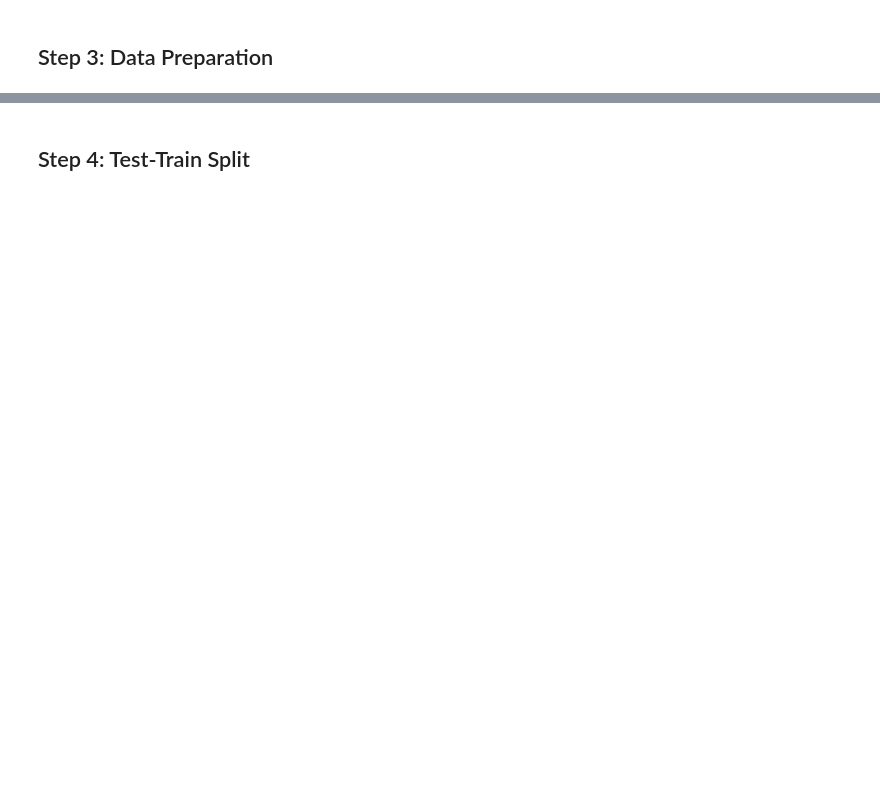
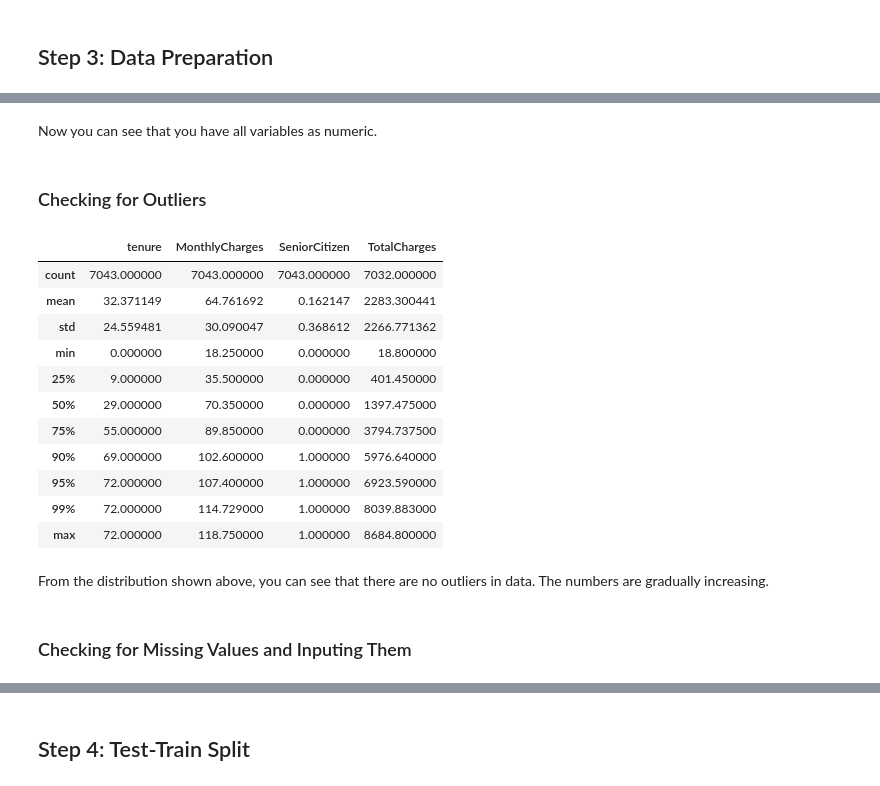
Before and after one commit to surajwate/telecom-churn, a Jupyter notebook: LogisticRegression.ipynb, the cells around one changed output, grey strips where cells are left out. Saved outputs shown, nothing was run; the diff lists cells and outputs as text; code cells hidden in the pictures; blank space fills up the shorter version.

Commit message:
Update LogisticRegression.ipynb
Data cleaning and preparation

```diff
--- a/LogisticRegression.ipynb
+++ b/LogisticRegression.ipynb
@@ -106,0 +130,6 @@ memory usage: 1.1+ MB
+# %%
+# Creating a dummy variable for some of the categorical variables and dropping the first one.
+dummy1 = pd.get_dummies(telecom[['Contract', 'PaymentMethod', 'gender', 'InternetService']], drop_first=True)
+
+# Adding the results to the master dataframe
+telecom = pd.concat([telecom, dummy1], axis=1)
@@ -106,0 +203,7 @@ memory usage: 1.1+ MB
+# %%
+# We have created dummies for the below variables, so we can drop them
+telecom = telecom.drop(['Contract','PaymentMethod','gender','MultipleLines','InternetService', 'OnlineSecurity', 'OnlineBackup', 'DeviceProtection',
+       'TechSupport', 'StreamingTV', 'StreamingMovies'], 1)
+# %%
+#The varaible was imported as a string we need to convert it to float
+telecom['TotalCharges'] = pd.to_numeric(telecom.TotalCharges, errors='coerce')
@@ -106,0 +230,27 @@ memory usage: 1.1+ MB
+# %% [markdown]
+Now you can see that you have all variables as numeric.
+# %% [markdown]
+### Checking for Outliers
+# %%
+# Checking for outliers in the continuous variables
+num_telecom = telecom[['tenure','MonthlyCharges','SeniorCitizen','TotalCharges']]
+# %%
+# Checking outliers at 25%, 50%, 75%, 90%, 95% and 99%
+num_telecom.describe(percentiles=[.25, .5, .75, .90, .95, .99])
+# %% [output]
+|  | tenure | MonthlyCharges | SeniorCitizen | TotalCharges |
+| count | 7043.000000 | 7043.000000 | 7043.000000 | 7032.000000 |
+| mean | 32.371149 | 64.761692 | 0.162147 | 2283.300441 |
+| std | 24.559481 | 30.090047 | 0.368612 | 2266.771362 |
+| min | 0.000000 | 18.250000 | 0.000000 | 18.800000 |
+| 25% | 9.000000 | 35.500000 | 0.000000 | 401.450000 |
+| 50% | 29.000000 | 70.350000 | 0.000000 | 1397.475000 |
+| 75% | 55.000000 | 89.850000 | 0.000000 | 3794.737500 |
+| 90% | 69.000000 | 102.600000 | 1.000000 | 5976.640000 |
+| 95% | 72.000000 | 107.400000 | 1.000000 | 6923.590000 |
+| 99% | 72.000000 | 114.729000 | 1.000000 | 8039.883000 |
+| max | 72.000000 | 118.750000 | 1.000000 | 8684.800000 |
+# %% [markdown]
+From the distribution shown above, you can see that there are no outliers in data. The numbers are gradually increasing.
+# %% [markdown]
+### Checking for Missing Values and Inputing Them
```
Also changed, not shown: parts of 23 cells of this notebook.
